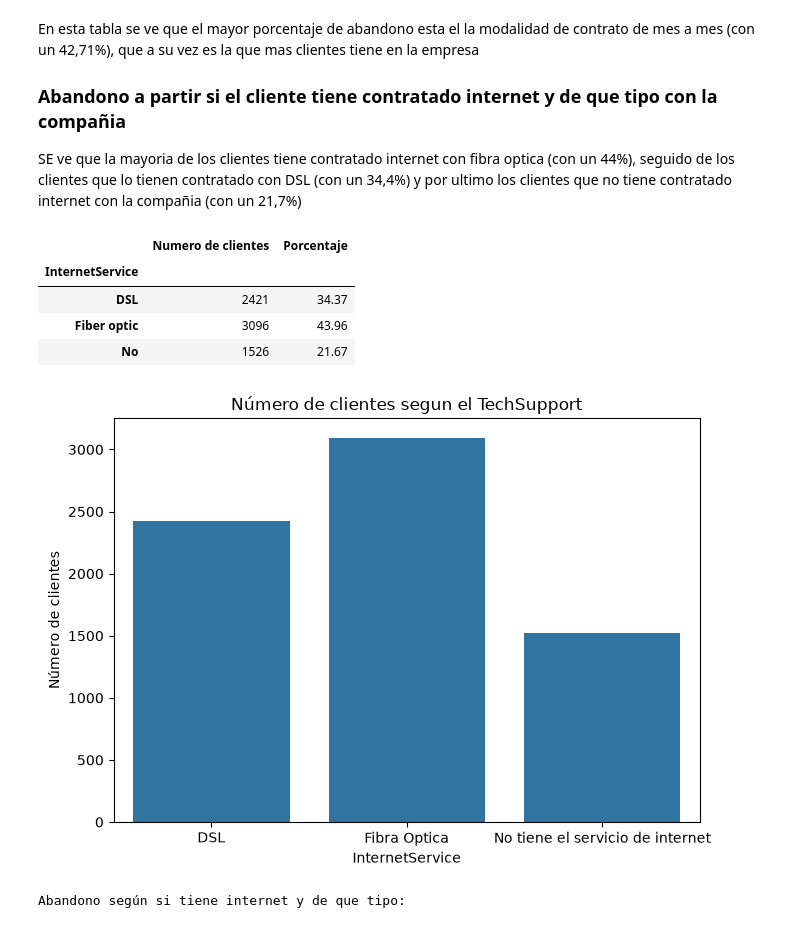
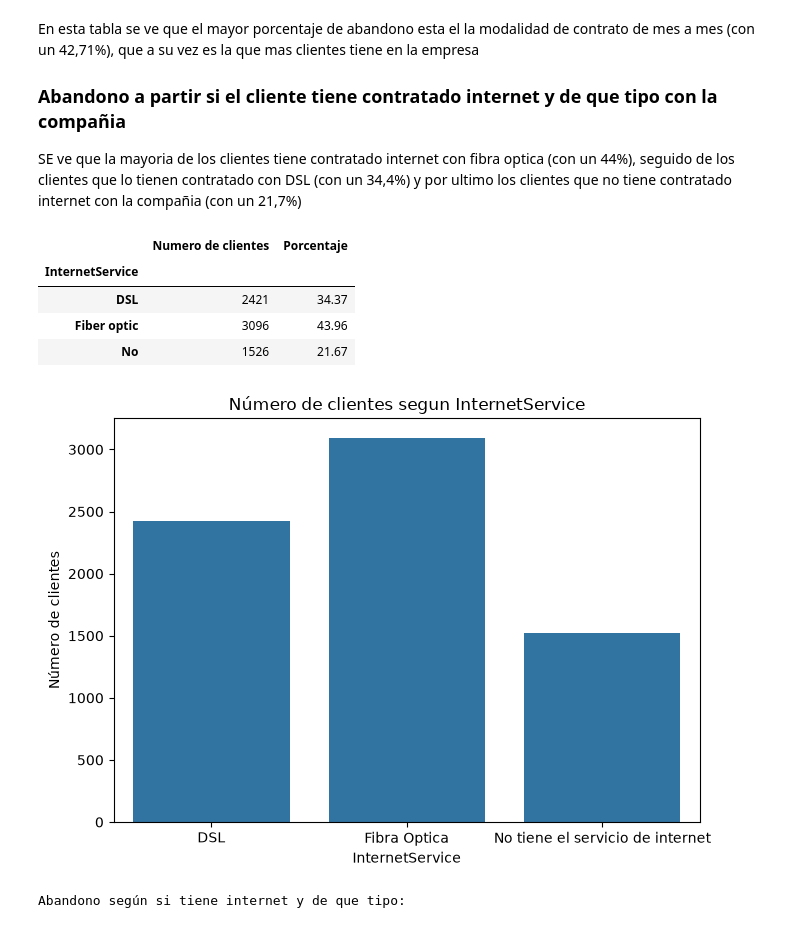
Before and after one commit to daniel-git130/CEIABD_26_27, a Jupyter notebook: MIS_TRABAJOS/Proyecto-1-Trimestre-DanielNietoBouza/Proyecto_DanielNietoBouza.ipynb, the cells around one changed output. Cells and saved outputs as stored; diff of their text form; code cells hidden in the pictures.

```diff
--- a/MIS_TRABAJOS/Proyecto-1-Trimestre-DanielNietoBouza/Proyecto_DanielNietoBouza.ipynb
+++ b/MIS_TRABAJOS/Proyecto-1-Trimestre-DanielNietoBouza/Proyecto_DanielNietoBouza.ipynb
@@ -403,28 +445,28 @@ SE ve que la mayoria de los clientes tiene contratado internet con fibra optica
 # %%
 conteo_internet = clientes["InternetService"].value_counts().sort_index()
 frecuencia_internet = clientes["InternetService"].value_counts(normalize=True).sort_index() * 100
 
 resumen_internet = pd.DataFrame({
     "Numero de clientes": conteo_internet,
     "Porcentaje": frecuencia_internet.round(2)
 })
 
 display(resumen_internet)
 
 plt.figure(figsize=(7, 5))
 sns.countplot(data=clientes, x="InternetService")
 plt.xticks([0, 1, 2], ["DSL", "Fibra Optica", "No tiene el servicio de internet"])
-plt.title("Número de clientes segun el TechSupport")
+plt.title("Número de clientes segun InternetService")
 plt.ylabel("Número de clientes")
 plt.tight_layout()
 plt.show()
 # %% [output]
 |  | Numero de clientes | Porcentaje |
 | InternetService |  |  |
 | DSL | 2421 | 34.37 |
 | Fiber optic | 3096 | 43.96 |
 | No | 1526 | 21.67 |
-[figure, old version]
+[figure, new version]
 # %%
 print(f"\nAbandono según si tiene internet y de que tipo:")
 
```
Also changed, not shown: parts of 12 cells of this notebook.
